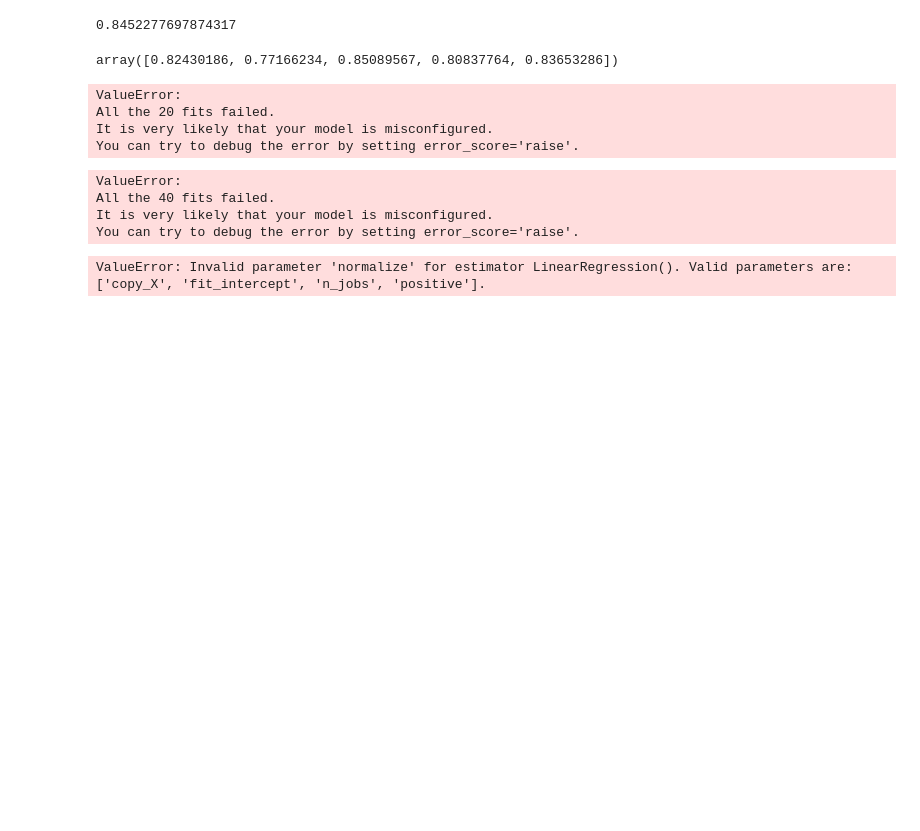
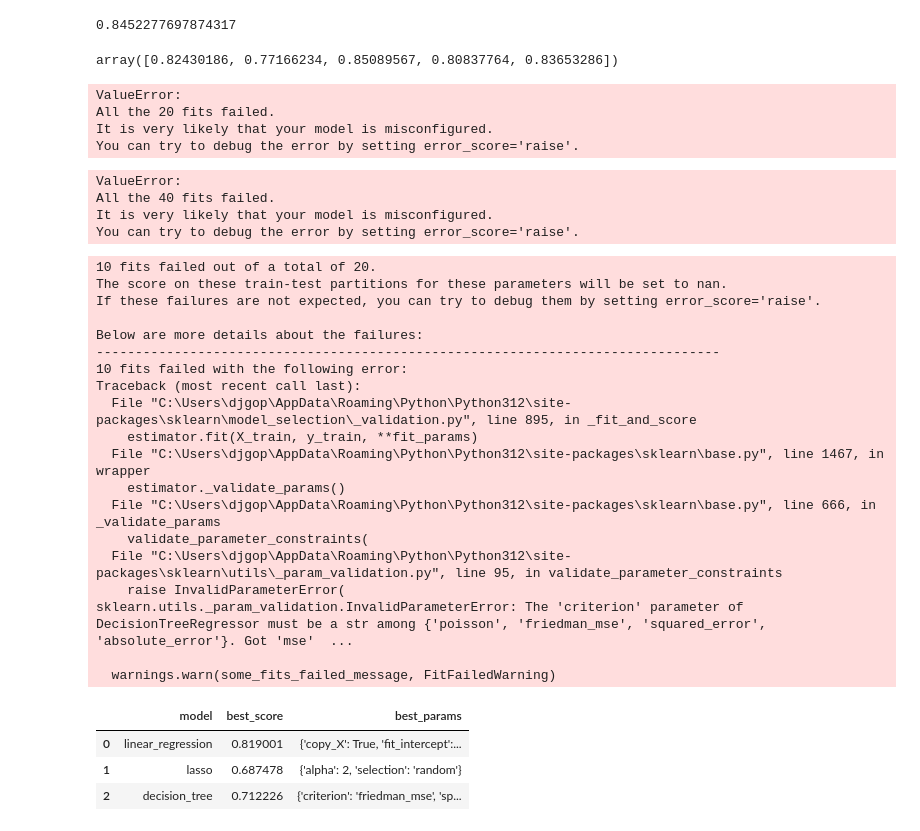
Before and after one commit to Gopz28/realestate-price-prediction, a Jupyter notebook: model/bengaluru_house_price_prediction.ipynb, the cells around one changed output. Saved outputs shown, nothing was run; the diff lists cells and outputs as text; code cells hidden in the pictures; blank space fills up the shorter version.

Commit message:
model selection

```diff
--- a/model/bengaluru_house_price_prediction.ipynb
+++ b/model/bengaluru_house_price_prediction.ipynb
@@ -683,37 +683,62 @@ def find_best_model_using_gridsearchcv(X,y):
         'linear_regression' : {
             'model': LinearRegression(),
             'params': {
-                'normalize': [True, False]
+                'copy_X': [True, False],
+            'fit_intercept': [True, False],
+            'n_jobs': [None, -1, 1, 2, 4],
+            'positive': [True, False]
             }
         },
         'lasso': {
             'model': Lasso(),
             'params': {
                 'alpha': [1,2],
                 'selection': ['random', 'cyclic']
             }
         },
         'decision_tree': {
             'model': DecisionTreeRegressor(),
             'params': {
                 'criterion' : ['mse','friedman_mse'],
                 'splitter': ['best','random']
             }
         }
     }
     scores = []
     cv = ShuffleSplit(n_splits=5, test_size=0.2, random_state=0)
     for algo_name, config in algos.items():
         gs =  GridSearchCV(config['model'], config['params'], cv=cv, return_train_score=False)
         gs.fit(X,y)
         scores.append({
             'model': algo_name,
             'best_score': gs.best_score_,
             'best_params': gs.best_params_
         })
 
     return pd.DataFrame(scores,columns=['model','best_score','best_params'])
 
 find_best_model_using_gridsearchcv(X,y)
 # %% [output]
-ValueError: Invalid parameter 'normalize' for estimator LinearRegression(). Valid parameters are: ['copy_X', 'fit_intercept', 'n_jobs', 'positive'].
+10 fits failed out of a total of 20.
+The score on these train-test partitions for these parameters will be set to nan.
+If these failures are not expected, you can try to debug them by setting error_score='raise'.
+
+Below are more details about the failures:
+--------------------------------------------------------------------------------
+10 fits failed with the following error:
+Traceback (most recent call last):
+  File "C:\Users\djgop\AppData\Roaming\Python\Python312\site-packages\sklearn\model_selection\_validation.py", line 895, in _fit_and_score
+    estimator.fit(X_train, y_train, **fit_params)
+  File "C:\Users\djgop\AppData\Roaming\Python\Python312\site-packages\sklearn\base.py", line 1467, in wrapper
+    estimator._validate_params()
+  File "C:\Users\djgop\AppData\Roaming\Python\Python312\site-packages\sklearn\base.py", line 666, in _validate_params
+    validate_parameter_constraints(
+  File "C:\Users\djgop\AppData\Roaming\Python\Python312\site-packages\sklearn\utils\_param_validation.py", line 95, in validate_parameter_constraints
+    raise InvalidParameterError(
+sklearn.utils._param_validation.InvalidParameterError: The 'criterion' parameter of DecisionTreeRegressor must be a str among {'poisson', 'friedman_mse', 'squared_error', 'absolute_error'}. Got 'mse'  ...
+
+  warnings.warn(some_fits_failed_message, FitFailedWarning)
+|  | model | best_score | best_params |
+| 0 | linear_regression | 0.819001 | {'copy_X': True, 'fit_intercept':... |
+| 1 | lasso | 0.687478 | {'alpha': 2, 'selection': 'random'} |
+| 2 | decision_tree | 0.712226 | {'criterion': 'friedman_mse', 'sp... |
```
